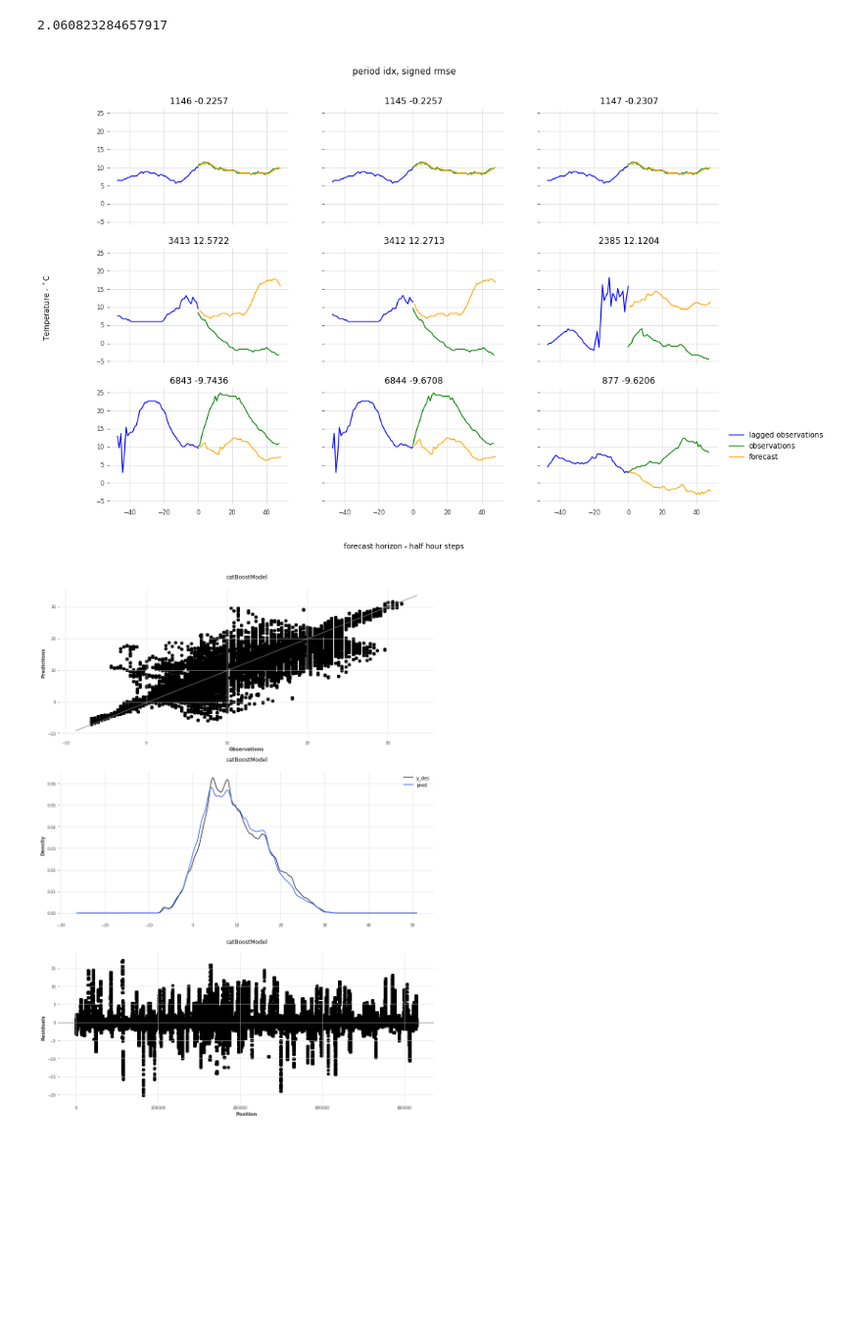
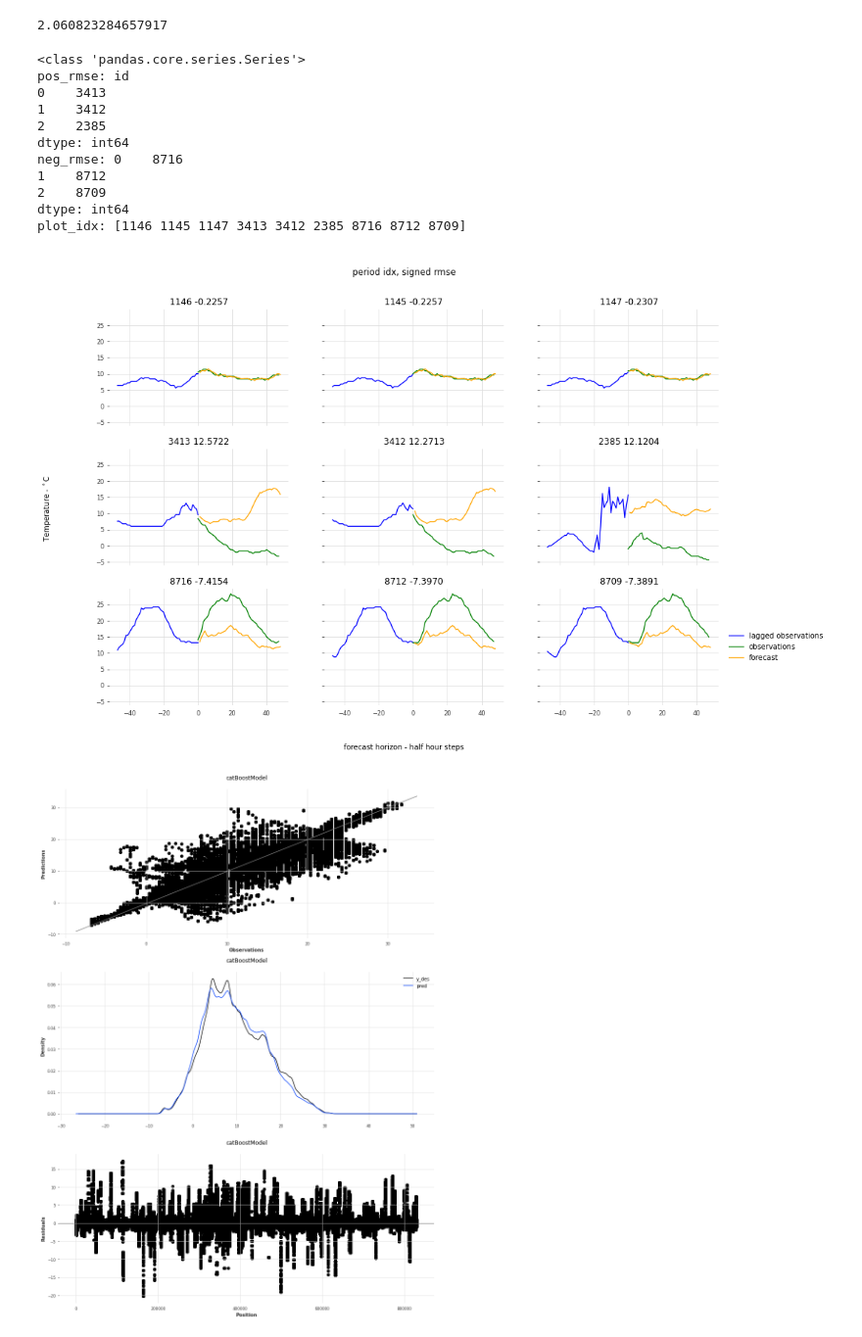
Before and after one commit to makeyourownmaker/CambridgeTemperatureNotebooks, a Jupyter notebook: notebooks/gradient_boosting.ipynb, the cells around one changed output. Shown at 98% size. Saved outputs shown, nothing was run; the diff lists cells and outputs as text; code cells hidden in the pictures; blank space fills up the shorter version.

Commit message:
Switched to using pd.Series for neg_rmse in plot_forecasts()

```diff
--- a/notebooks/gradient_boosting.ipynb
+++ b/notebooks/gradient_boosting.ipynb
@@ -1871,14 +1871,14 @@ def plot_forecasts(hist_comp, title, subplots = 3):
 
     # choose forecasts - check for missing == 0
     #neg_rmse = np.argsort(rmse_rows)[:subplots]
-    #pos_rmse = np.argsort(-rmse_rows)[:subplots]
-    #nz_rmse  = np.argsort(np.abs(rmse_rows))[:subplots]  # nz near zero
+    pos_rmse = np.argsort(-rmse_rows)[:subplots]
+    nz_rmse  = np.argsort(np.abs(rmse_rows))[:subplots]  # nz near zero
     neg_rmse_all = np.argsort(rmse_rows)
-    pos_rmse_all = np.argsort(-rmse_rows)
-    nz_rmse_all  = np.argsort(np.abs(rmse_rows))  # nz near zero
-    neg_rmse = np.empty()
-    pos_rmse = np.empty()
-    nz_rmse  = np.empty()
+    #pos_rmse_all = np.argsort(-rmse_rows)
+    #nz_rmse_all  = np.argsort(np.abs(rmse_rows))  # nz near zero
+    neg_rmse = pd.Series(subplots)
+    #pos_rmse = np.empty()
+    #nz_rmse  = np.empty()
 
 
     #def check_if_missing(lags, horizon):
@@ -1886,52 +1886,68 @@ def plot_forecasts(hist_comp, title, subplots = 3):
     #  pass
 
 
-    #i = j = 0
-    #subplot_count = 0
-    #while subplot_count < subplots:
-    #  idx = neg_rmse_all[j]
-    #  lagged_miss  = (miss.iloc[idx - lags, :] == 1.0).any()
-    #  horizon_miss = (miss.iloc[idx, :] == 1.0).any()
-    #  missing = lagged_miss and horizon_miss
-    #  if missing:
-    #    subplot_count += 1
-    #    neg_rmse.append()
-    #  j += 1
+    # j = 0
+    subplot_count = j = 0
+    while subplot_count < subplots:
+      idx = neg_rmse_all[j]
+      lagged_miss  = (miss.iloc[idx - lags, :] == 1.0).any()
+      horizon_miss = (miss.iloc[idx, :] == 1.0).any()
+      missing = lagged_miss and horizon_miss
+      if missing:
+        neg_rmse[subplot_count] = idx
+        subplot_count += 1
+      j += 1
+
+    print(type(pos_rmse))
+    print("pos_rmse:", pos_rmse)
+    print("neg_rmse:", neg_rmse)
 
 
     plot_idx = np.concatenate((nz_rmse, pos_rmse, neg_rmse))
+    print("plot_idx:", plot_idx)
 
     # plot forecasts
     fig, axs = plt.subplots(3, subplots, sharex = True, sharey = True, figsize = (15, 10))
     axs = axs.ravel()
 
     for i in range(3 * subplots):
       axs[i].plot(range(-lags + 1, 1),
                   obs.iloc[plot_idx[i] - lags, :],
                   'blue',
                   label='lagged observations')
       axs[i].plot(range(0, horizon),
                   obs.iloc[plot_idx[i], :],
                   'green',
                   label='observations')
       axs[i].plot(range(1, horizon + 1),
                   preds.iloc[plot_idx[i], :],
                   'orange',
                   label='forecast')
       sub_title = "{0:d} {1:.4f}".format(plot_idx[i], rmse_rows[plot_idx[i]])
       axs[i].title.set_text(sub_title)
 
     fig.suptitle(title + "\nperiod idx, signed rmse")
     fig.text(0.5, 0.04, 'forecast horizon - half hour steps', ha='center')
     fig.text(0.04, 0.5, 'Temperature - $^\circ$C', va='center', rotation='vertical')
     plt.legend(bbox_to_anchor=(1.04, 0.5), loc="center left", borderaxespad=0)
     plt.show();
 
 
 title = ''
 plot_forecasts(hist_comp, title)
 # %% [output]
+<class 'pandas.core.series.Series'>
+pos_rmse: id
+0    3413
+1    3412
+2    2385
+dtype: int64
+neg_rmse: 0    8716
+1    8712
+2    8709
+dtype: int64
+plot_idx: [1146 1145 1147 3413 3412 2385 8716 8712 8709]
-[figure, old version]
+[figure, new version]
 # %%
 def plot_horizon_metrics(data, title):
     horizon = 48
```
